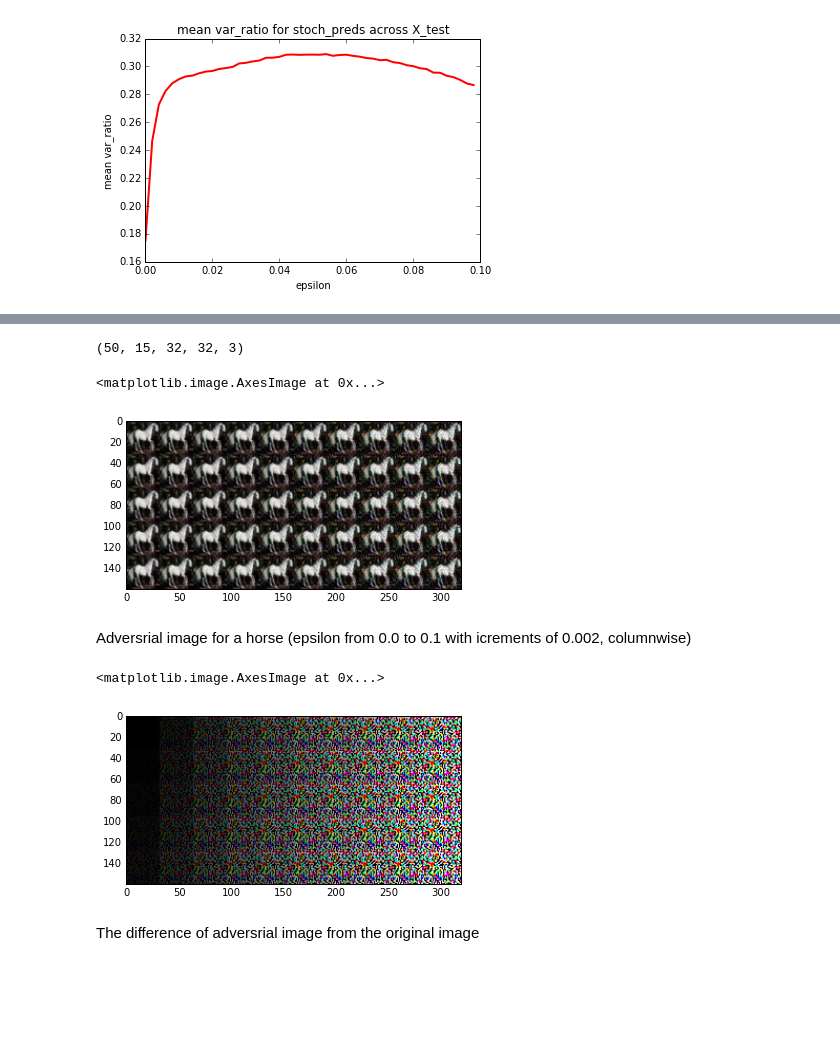
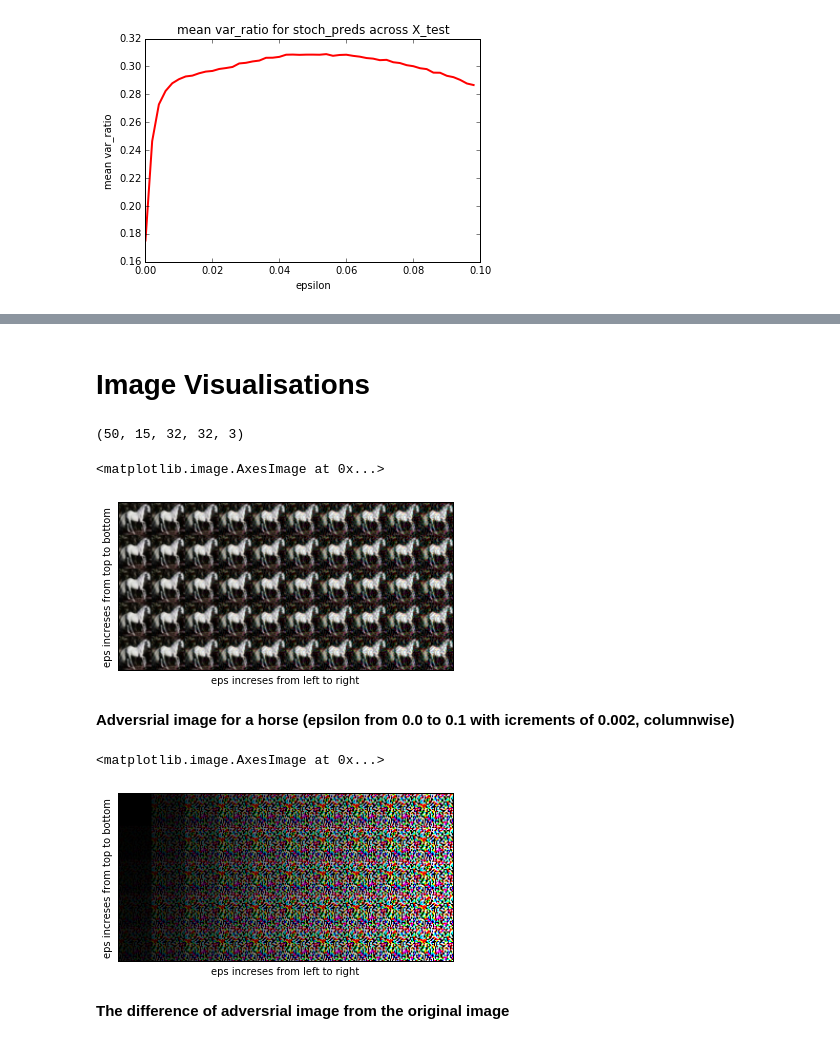
Before and after one commit to ambrishrawat/advflow, a Jupyter notebook: plots.ipynb, the cells around one changed output, grey strips where cells are left out. Saved outputs shown, nothing was run; the diff lists cells and outputs as text; code cells hidden in the pictures; blank space fills up the shorter version.

```diff
--- a/plots.ipynb
+++ b/plots.ipynb
@@ -82,0 +97,17 @@ plt.title('mean var for p(y_orig|x_adv) across X_test')
+# %%
+def compute_stats(x):
+    #shape(100,10)
+    #return 1.0 - scipy.stats.mstats.mode(np.argmax(x,axis=1),axis=None)[1]/100.0
+    return np.max(np.mean(x,axis=0))
+
+stats = np.zeros((stoch_preds_e.shape[0],stoch_preds_e.shape[2]))
+
+for i in range(stoch_preds_e.shape[0]):
+    '''for every eps'''
+    for j in range(stoch_preds_e.shape[2]):
+        '''for every image'''
+        stats[i,j] = compute_stats(stoch_preds_e[i,:,j,:])
+
+plt.plot(eps,np.mean(stats,axis=1),linewidth=2,color='r')
+plt.xlabel('epsilon')
+plt.title('Average Max confidence')
@@ -82,0 +119,17 @@ plt.title('mean var for p(y_orig|x_adv) across X_test')
+# %%
+def compute_stats(x):
+    #np.mean([scipy.stats.entropy(p_vec) for p_vec in x])
+    return np.mean(np.sum(-x*np.log(x),axis=1),axis=0)
+
+stats = np.zeros((stoch_preds_e.shape[0],stoch_preds_e.shape[2]))
+
+for i in range(stoch_preds_e.shape[0]):
+    '''for every eps'''
+    for j in range(stoch_preds_e.shape[2]):
+        '''for every image'''
+        stats[i,j] = compute_stats(stoch_preds_e[i,:,j,:])
+
+plt.plot(eps,np.mean(stats,axis=1),linewidth=2,color='r')
+plt.xlabel('epsilon')
+plt.ylabel('Average Entropy across all images')
+plt.title('Average Entropy')
@@ -83,3 +139,5 @@ plt.title('mean var for p(y_orig|x_adv) across X_test')
+# %% [markdown]
+# Image Visualisations
 # %%
 work_dir = '/u/ambrish/models/keras_eg_alldrop/'
 selected_img_idx = 13
@@ -90,33 +148,41 @@ print(save_adv_e.shape)
 # %%
 #grid specs rows, columns
 n_r = 5
 n_c = 10
 
 m = save_adv_e
 m = m[:,selected_img_idx,:,:,:]
 m_ = np.concatenate(m,axis=0)
 
 #for noise calculation
 m_0 = np.concatenate([np.concatenate([m[0] for i in range(n_c)],axis=1) for j in range(n_r)], axis = 0)
 
 #grid of adv images
 m_ = np.concatenate(m,axis=0)
 m_ = np.concatenate([m_[j*n_r*32:(j+1)*n_r*32,:,:] for j in range(n_c)], axis = 1)
 
 scipy.misc.toimage(m_, cmin=0.0).save('adv_horse.png')
+plt.xlabel('eps increses from left to right')
+plt.ylabel('eps increses from top to bottom')
+plt.gca().xaxis.set_major_locator(plt.NullLocator())
+plt.gca().yaxis.set_major_locator(plt.NullLocator())
 plt.imshow(scipy.ndimage.imread('adv_horse.png'))
 # %% [output]
 <matplotlib.image.AxesImage at 0x...>
-[figure, old version]
+[figure, new version]
 # %% [markdown]
-Adversrial image for a horse (epsilon from 0.0 to 0.1 with icrements of 0.002, columnwise)
+**Adversrial image for a horse (epsilon from 0.0 to 0.1 with icrements of 0.002, columnwise)**
 # %%
 m_0 = np.concatenate([np.concatenate([m[0] for i in range(n_c)],axis=1) for j in range(n_r)], axis = 0)
 plt.imshow(1.0*(m_-m_0))
 scipy.misc.toimage(m_-m_0, cmin=0.0).save('adv_horse_diff.png')
+plt.xlabel('eps increses from left to right')
+plt.ylabel('eps increses from top to bottom')
+plt.gca().xaxis.set_major_locator(plt.NullLocator())
+plt.gca().yaxis.set_major_locator(plt.NullLocator())
 plt.imshow(scipy.ndimage.imread('adv_horse_diff.png'))
 # %% [output]
 <matplotlib.image.AxesImage at 0x...>
-[figure, old version]
+[figure, new version]
 # %% [markdown]
-The difference of adversrial image from the original image
+**The difference of adversrial image from the original image**
```
Also changed, not shown: parts of 19 cells of this notebook, 1 other file.
